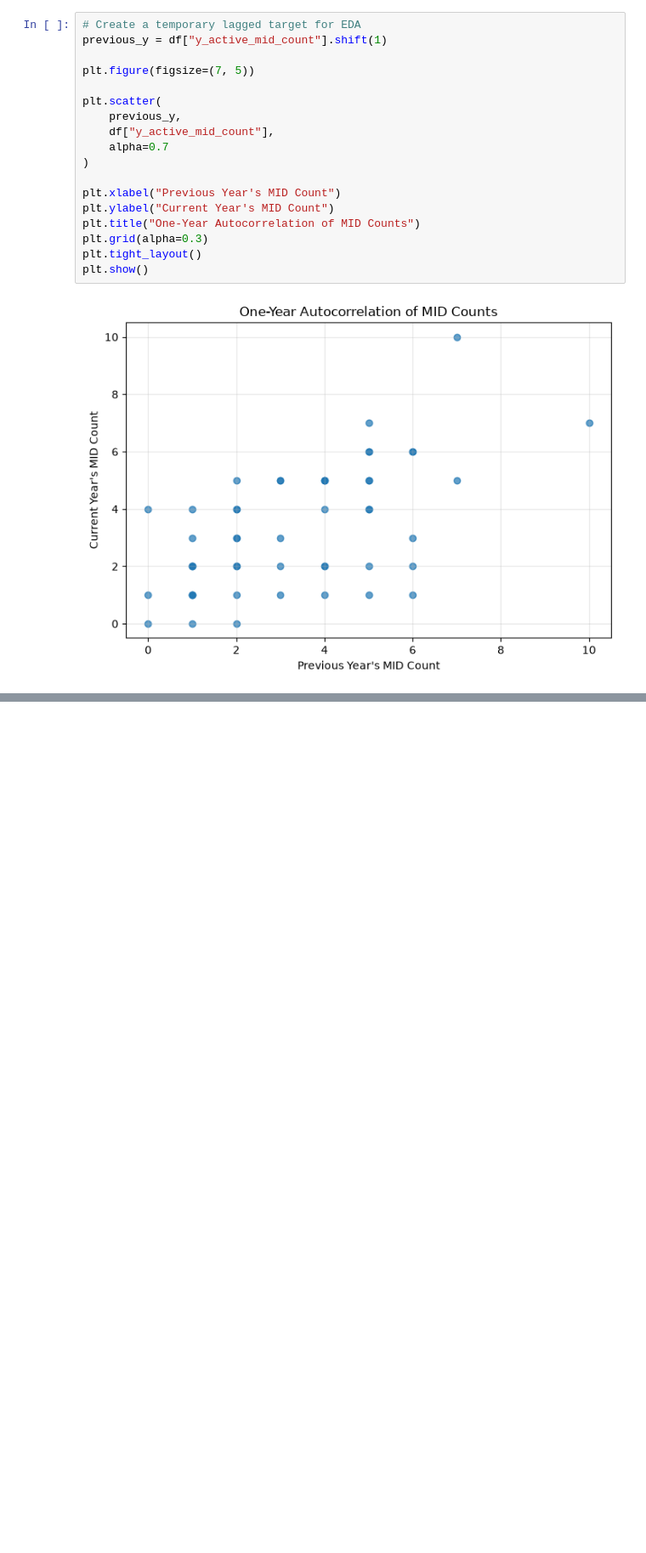
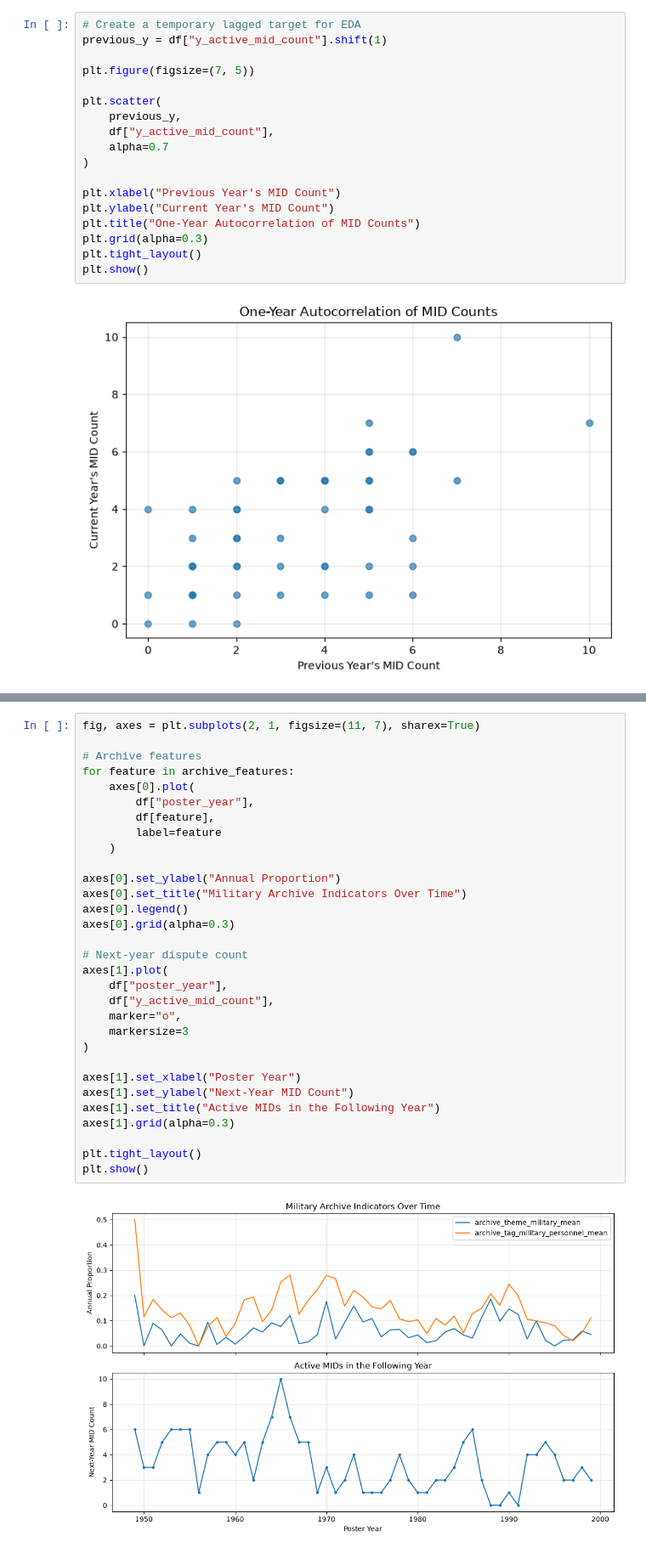
Before and after one commit to Kaidi-Zhu-DS/Posters, a Jupyter notebook: src/notebooks/training_eda.ipynb, the cells around one changed output, grey strips where cells are left out. Shown at 85% size. Drawn from its saved outputs; the diff is of its cells as text; blank space fills up the shorter version.

```diff
--- a/src/notebooks/training_eda.ipynb
+++ b/src/notebooks/training_eda.ipynb
@@ -293,0 +333,33 @@ plt.show()
+# %%
+fig, axes = plt.subplots(2, 1, figsize=(11, 7), sharex=True)
+
+# Archive features
+for feature in archive_features:
+    axes[0].plot(
+        df["poster_year"],
+        df[feature],
+        label=feature
+    )
+
+axes[0].set_ylabel("Annual Proportion")
+axes[0].set_title("Military Archive Indicators Over Time")
+axes[0].legend()
+axes[0].grid(alpha=0.3)
+
+# Next-year dispute count
+axes[1].plot(
+    df["poster_year"],
+    df["y_active_mid_count"],
+    marker="o",
+    markersize=3
+)
+
+axes[1].set_xlabel("Poster Year")
+axes[1].set_ylabel("Next-Year MID Count")
+axes[1].set_title("Active MIDs in the Following Year")
+axes[1].grid(alpha=0.3)
+
+plt.tight_layout()
+plt.show()
+# %% [output]
+[figure, added]
```
Also changed, not shown: parts of 22 cells of this notebook.
